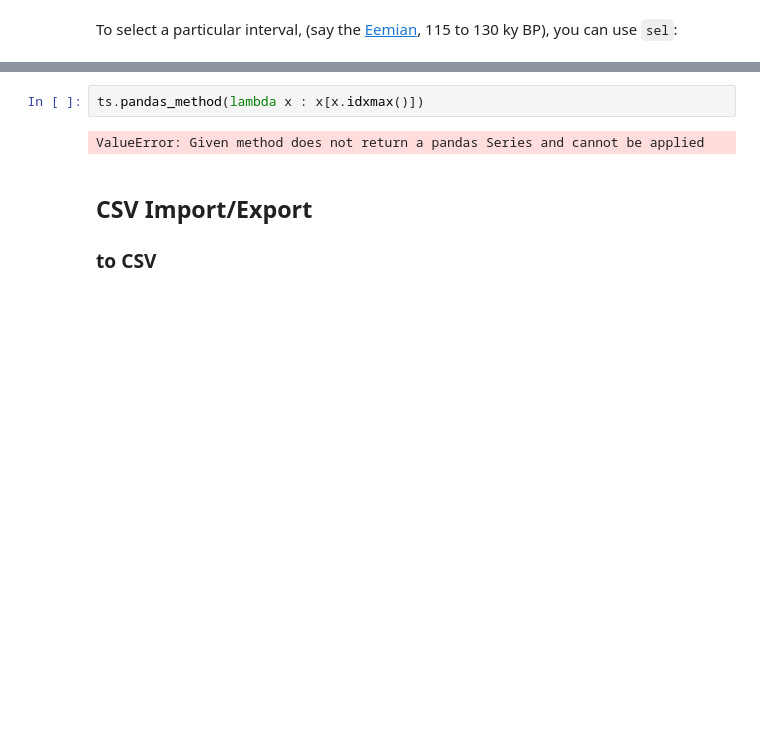
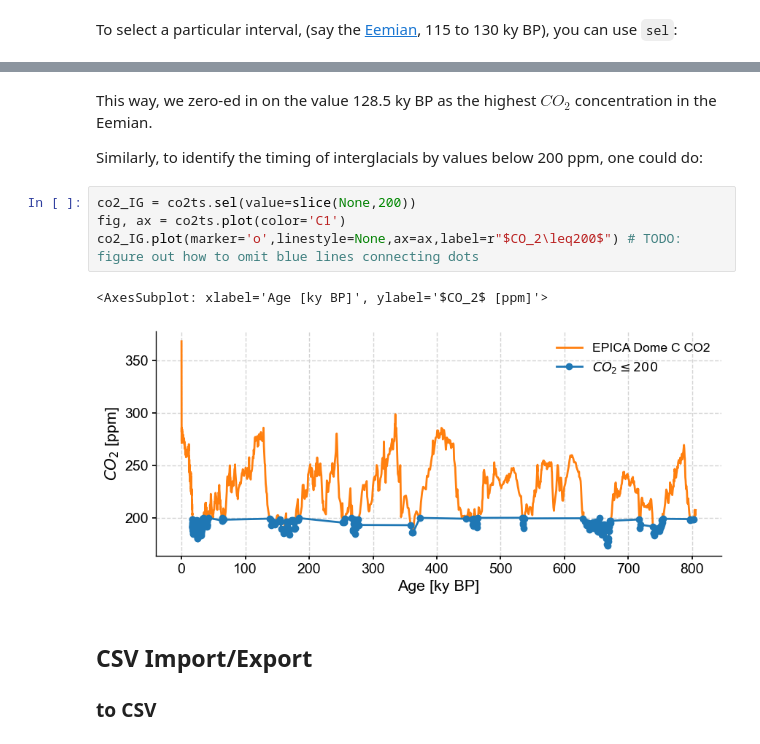
Before and after one commit to LinkedEarth/paleoPandas, a Jupyter notebook: notebooks/Paleopandas Playground.ipynb, the cells around one changed output, grey strips where cells are left out. Saved outputs shown, nothing was run; the diff lists cells and outputs as text; blank space fills up the shorter version.

Commit message:
fixed demo of sel()
minor issue with plotting, but none of QuanSight's concern

```diff
--- a/notebooks/Paleopandas Playground.ipynb
+++ b/notebooks/Paleopandas Playground.ipynb
@@ -258,7 +267,14 @@ x[x.idxmax()]
-# %%
-ts.pandas_method(lambda x : x[x.idxmax()])
-# %% [output]
-ValueError: Given method does not return a pandas Series and cannot be applied
+# %% [markdown]
+This way, we zero-ed in on the value 128.5 ky BP as the highest $CO_2$ concentration in the Eemian.
+
+Similarly, to identify the timing of interglacials by values below 200 ppm, one could do:
+# %%
+co2_IG = co2ts.sel(value=slice(None,200))
+fig, ax = co2ts.plot(color='C1')
+co2_IG.plot(marker='o',linestyle=None,ax=ax,label=r"$CO_2\leq200$") # TODO: figure out how to omit blue lines connecting dots
+# %% [output]
+<AxesSubplot: xlabel='Age [ky BP]', ylabel='$CO_2$ [ppm]'>
+[figure, added]
 # %% [markdown]
 ## CSV Import/Export
 
```
Also changed, not shown: parts of 3 cells of this notebook.
